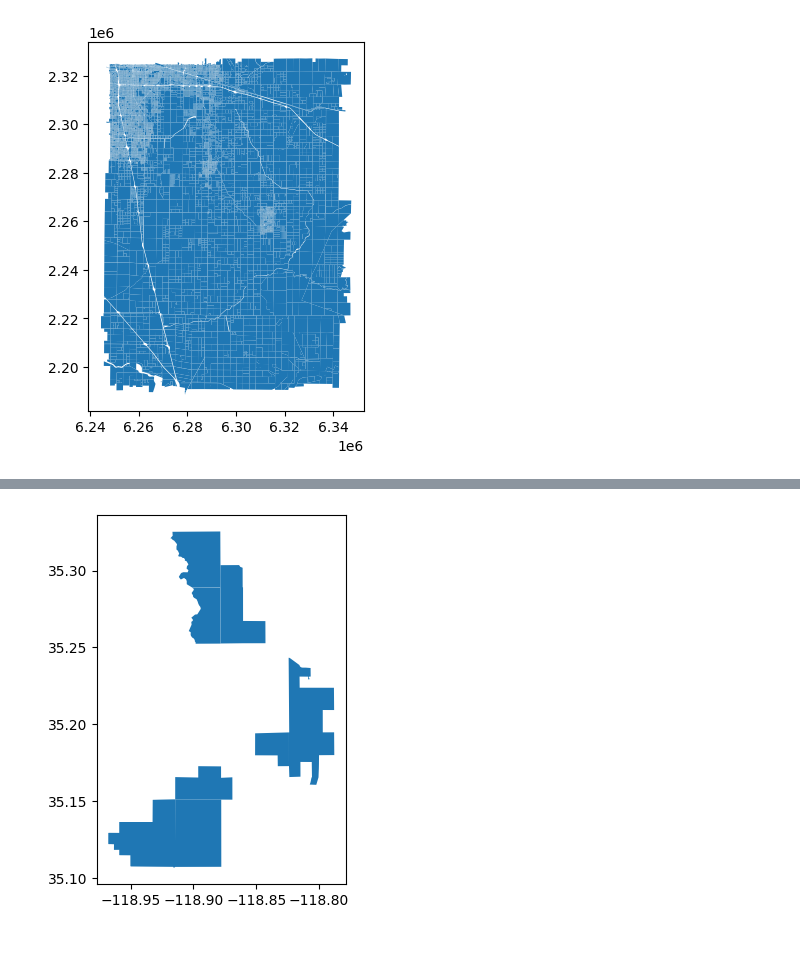
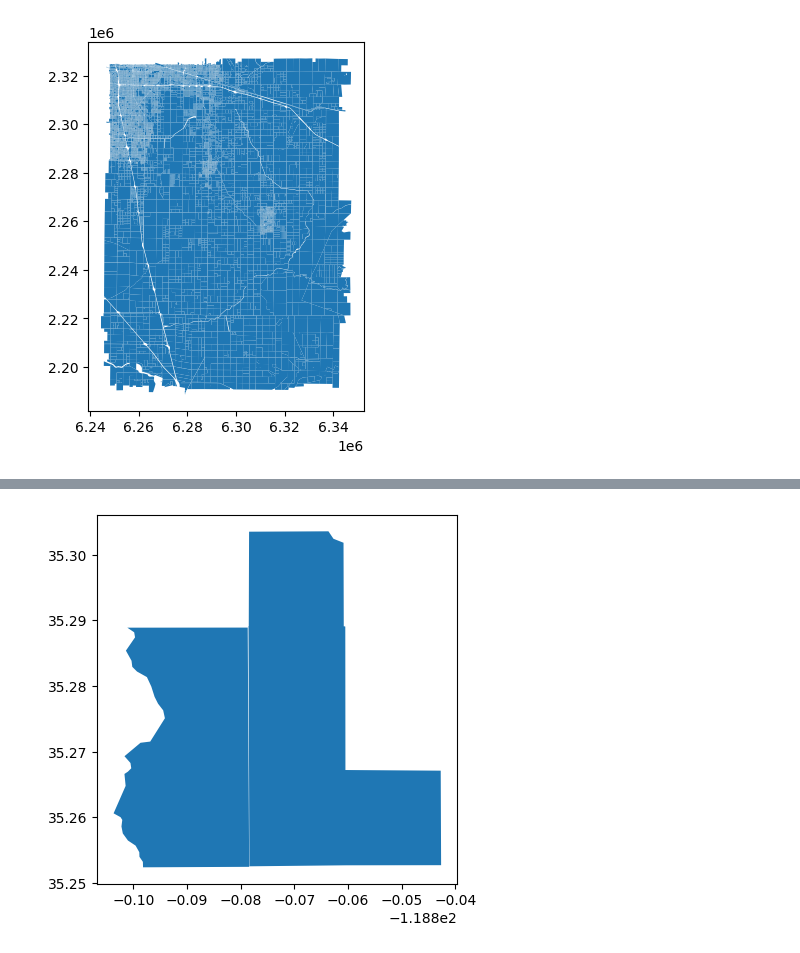
Before and after one commit to Lyndon-0/mndot_anomaly_detection, a Jupyter notebook: map_trial.ipynb, the cells around one changed output, grey strips where cells are left out. Drawn from its saved outputs; the diff is of its cells as text; code cells hidden in the pictures.

Commit message:
Updated to remove areas

```diff
--- a/map_trial.ipynb
+++ b/map_trial.ipynb
@@ -17,15 +17,20 @@ apns.plot()
 get_type = lambda df,shape_type: df.loc[df['shape_type'] == shape_type].iterrows()
 # [[i,y] for i,y in get_type(gdf,'line')]
 
-layer = 'Frick Unit Service Area'
+# layer = 'Frick Unit Service Area'
+layer = 'Panama Unit Service Area'
 # layer = 'Frick Unit Service Area 2'
 # layer = 'Groundwater Service Area'
 # layer = 'Proposed Turnout'
 # layer = 'Landowner Wells'
 
-df = gdf[gdf['layer'] == layer]
+# df = gdf[gdf['layer'] == layer]
+df = gdf[gdf['layer'] == layer].pipe(lambda df: df.loc[
+		(df['layer'] == 'Panama Unit Service Area') &
+		(df['label'] != 'Frick Unit North Service Area')
+	])
 df.to_clipboard()
 df.plot()
-df.head(2)
+df.head(3)
 # %% [output]
 |  | size | color | shape_type | alpha | label | layer | geometry |
@@ -34 +39 @@ df.head(2)
-[figure, old version]
+[figure, new version]
```
Also changed, not shown: parts of 1 cell of this notebook, 6 other files.
